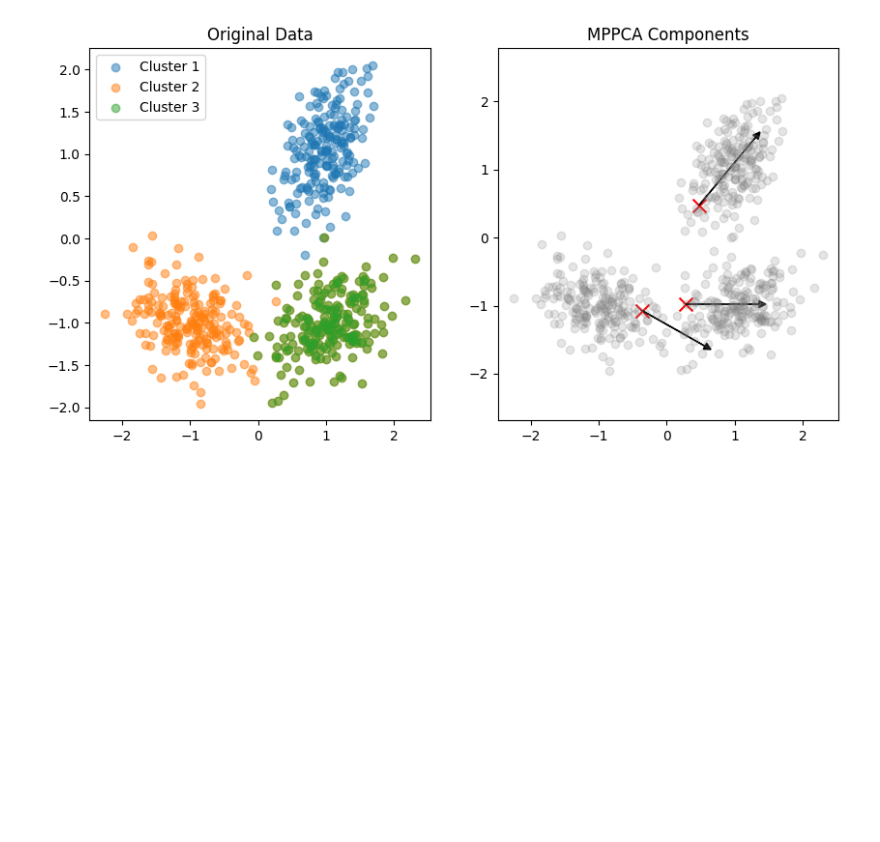
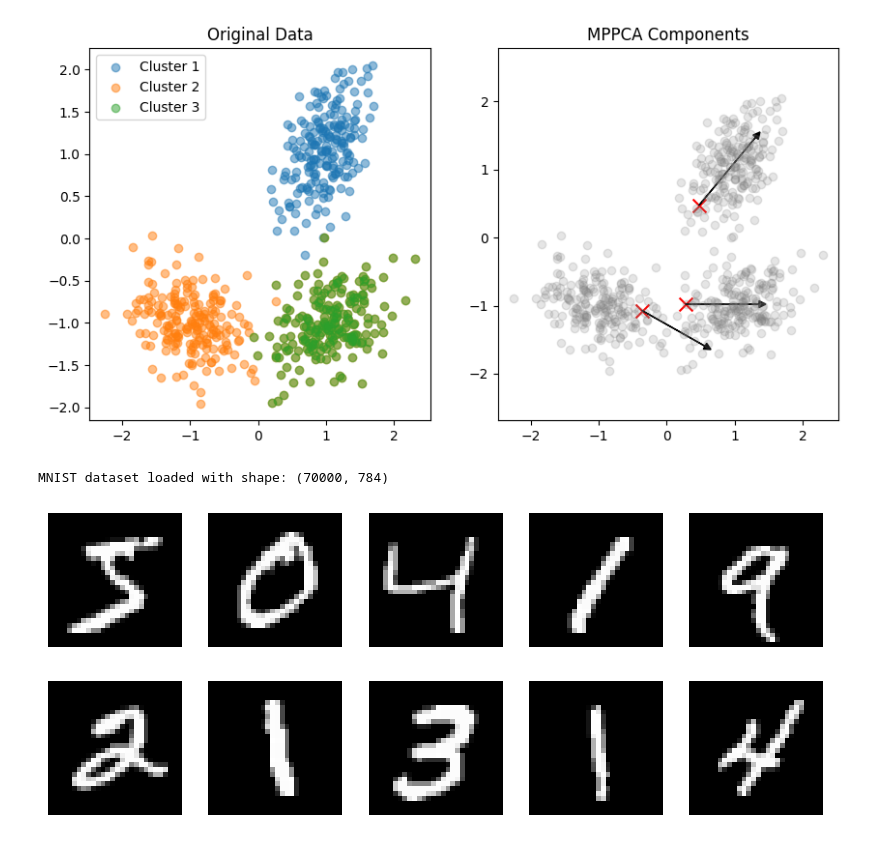
Before and after one commit to Parabrele/PGM, a Jupyter notebook: experiments.ipynb, the cells around one changed output. Saved outputs shown, nothing was run; the diff lists cells and outputs as text; code cells hidden in the pictures; blank space fills up the shorter version.

```diff
--- a/experiments.ipynb
+++ b/experiments.ipynb
@@ -677,3 +677,30 @@ plt.show()
 [figure]
 Finished in 99 iterations with update size 9.857628311783277e-06
 [figure]
+# %%
+%load_ext autoreload
+%autoreload 2
+import numpy as np
+import matplotlib.pyplot as plt
+from sklearn.datasets import fetch_openml
+from src.ppca import ppca_closed_form, mppca
+
+
+# Load the MNIST dataset
+mnist = fetch_openml('mnist_784', version=1)
+X, y = mnist['data'], mnist['target']
+print(f"MNIST dataset loaded with shape: {X.shape}")
+
+# Reshape the data for visualization (28x28 images)
+X_images = X.values.reshape(-1, 28, 28)
+
+# Display the first 10 images from the dataset
+plt.figure(figsize=(10, 4))
+for i in range(10):
+    plt.subplot(2, 5, i + 1)
+    plt.imshow(X_images[i], cmap='gray')
+    plt.axis('off')
+plt.show()
+# %% [output]
+MNIST dataset loaded with shape: (70000, 784)
+[figure, added]
```
Also changed, not shown: parts of 5 cells of this notebook, 1 other file.
